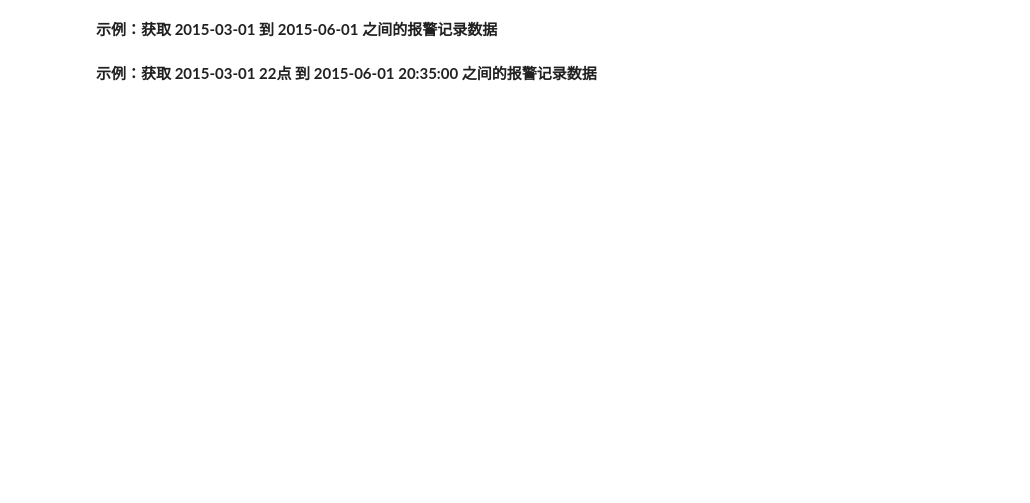
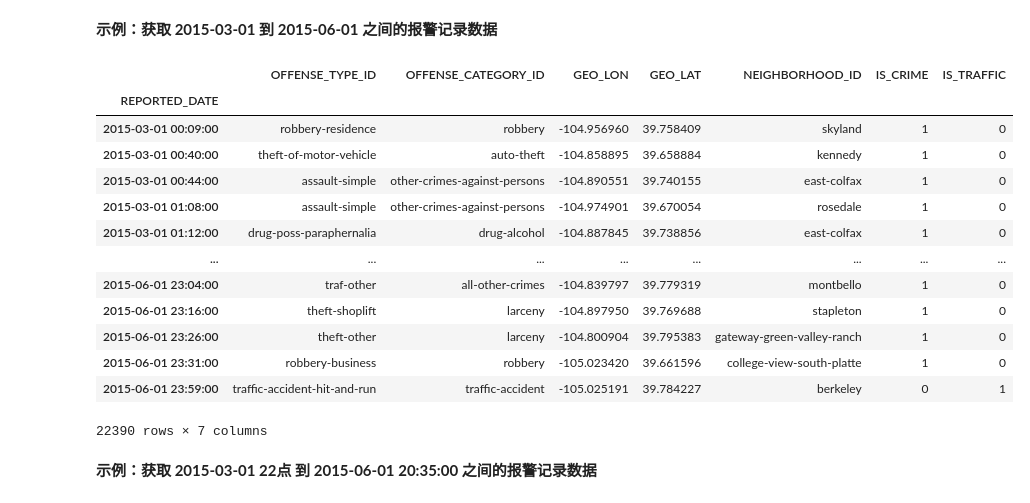
Before and after one commit to JohnChow96927/python-bigdata, a Jupyter notebook: Pandas/day2_220120_查询&数据类型&缺失值/03-Pandas数据类型.ipynb, the cells around one changed output. Saved outputs shown, nothing was run; the diff lists cells and outputs as text; code cells hidden in the pictures; blank space fills up the shorter version.

```diff
--- a/Pandas/day2_220120_查询&数据类型&缺失值/03-Pandas数据类型.ipynb
+++ b/Pandas/day2_220120_查询&数据类型&缺失值/03-Pandas数据类型.ipynb
@@ -369,4 +806,21 @@ memory usage: 9.2+ KB
 # %% [markdown]
 **示例：获取 2015-03-01 到 2015-06-01 之间的报警记录数据**
+# %%
+crime.loc['2015-03-01': '2015-06-01'].sort_index()
+# %% [output]
+|  | OFFENSE_TYPE_ID | OFFENSE_CATEGORY_ID | GEO_LON | GEO_LAT | NEIGHBORHOOD_ID | IS_CRIME | IS_TRAFFIC |
+| REPORTED_DATE |  |  |  |  |  |  |  |
+| 2015-03-01 00:09:00 | robbery-residence | robbery | -104.956960 | 39.758409 | skyland | 1 | 0 |
+| 2015-03-01 00:40:00 | theft-of-motor-vehicle | auto-theft | -104.858895 | 39.658884 | kennedy | 1 | 0 |
+| 2015-03-01 00:44:00 | assault-simple | other-crimes-against-persons | -104.890551 | 39.740155 | east-colfax | 1 | 0 |
+| 2015-03-01 01:08:00 | assault-simple | other-crimes-against-persons | -104.974901 | 39.670054 | rosedale | 1 | 0 |
+| 2015-03-01 01:12:00 | drug-poss-paraphernalia | drug-alcohol | -104.887845 | 39.738856 | east-colfax | 1 | 0 |
+| ... | ... | ... | ... | ... | ... | ... | ... |
+| 2015-06-01 23:04:00 | traf-other | all-other-crimes | -104.839797 | 39.779319 | montbello | 1 | 0 |
+| 2015-06-01 23:16:00 | theft-shoplift | larceny | -104.897950 | 39.769688 | stapleton | 1 | 0 |
+| 2015-06-01 23:26:00 | theft-other | larceny | -104.800904 | 39.795383 | gateway-green-valley-ranch | 1 | 0 |
+| 2015-06-01 23:31:00 | robbery-business | robbery | -105.023420 | 39.661596 | college-view-south-platte | 1 | 0 |
+| 2015-06-01 23:59:00 | traffic-accident-hit-and-run | traffic-accident | -105.025191 | 39.784227 | berkeley | 0 | 1 |
+22390 rows × 7 columns
 # %% [markdown]
 **示例：获取 2015-03-01 22点 到 2015-06-01 20:35:00 之间的报警记录数据**
```
Also changed, not shown: parts of 45 cells of this notebook, 53 other files.
